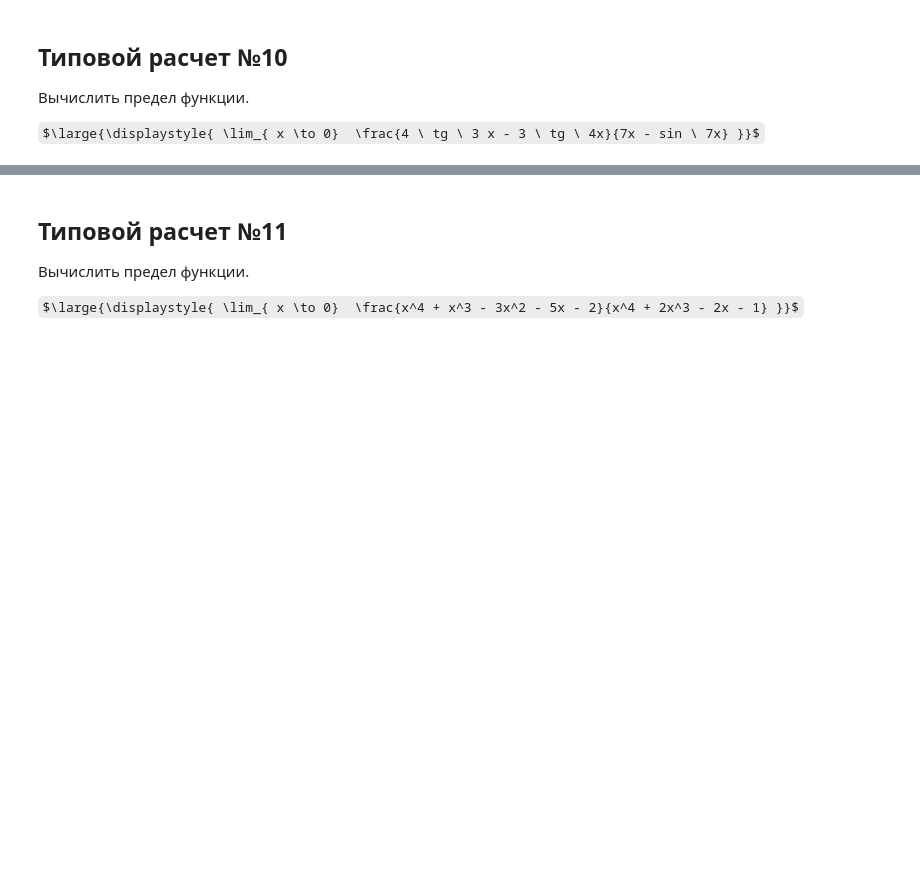
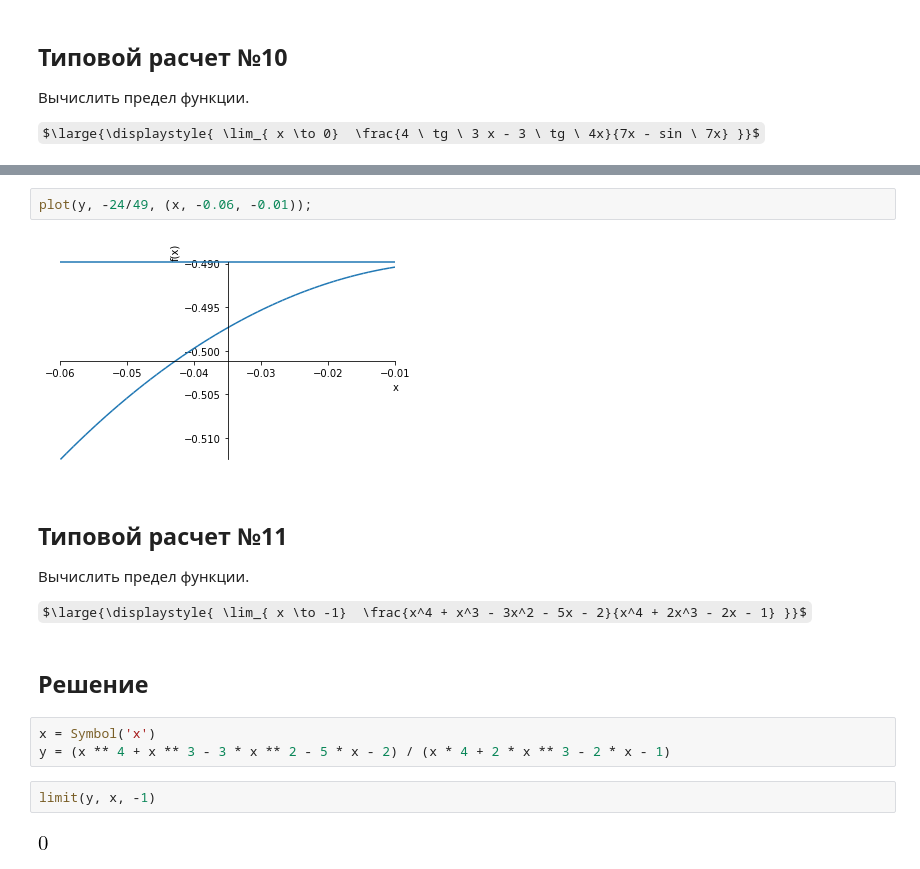
Before and after one commit to OlgaBelitskaya/math_20182019, a Jupyter notebook: mathanalysis_standardcalc209-215.ipynb, the cells around one changed output, grey strips where cells are left out. Drawn from its saved outputs; the diff is of its cells as text; some formulas as TeX source; blank space fills up the shorter version.

```diff
--- a/mathanalysis_standardcalc209-215.ipynb
+++ b/mathanalysis_standardcalc209-215.ipynb
@@ -74,6 +121,19 @@ $\large{\displaystyle{ \lim_{ x \to 0}  \frac{4 \ tg \ 3 x - 3 \ tg \ 4x}{7x - s
+# %%
+plot(y, -24/49, (x, -0.06, -0.01));
+# %% [output]
+[figure, added]
 # %% [markdown]
 ## Типовой расчет №11
 
 Вычислить предел функции.
 
-$\large{\displaystyle{ \lim_{ x \to 0}  \frac{x^4 + x^3 - 3x^2 - 5x - 2}{x^4 + 2x^3 - 2x - 1} }}$
+$\large{\displaystyle{ \lim_{ x \to -1}  \frac{x^4 + x^3 - 3x^2 - 5x - 2}{x^4 + 2x^3 - 2x - 1} }}$
+# %% [markdown]
+## Решение
+# %%
+x = Symbol('x')
+y = (x ** 4 + x ** 3 - 3 * x ** 2 - 5 * x - 2) / (x * 4 + 2 * x ** 3 - 2 * x - 1)
+# %%
+limit(y, x, -1)
+# %% [output]
+[figure, added]
```
Also changed, not shown: parts of 25 cells of this notebook.
